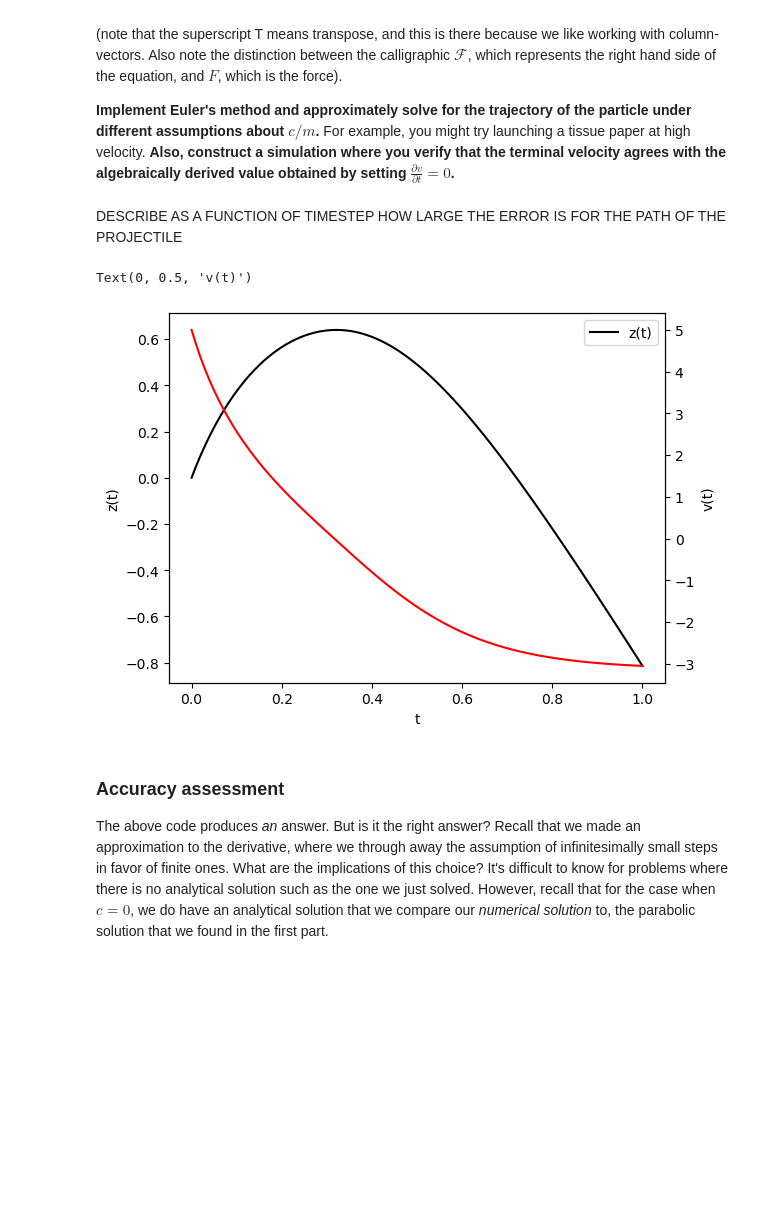
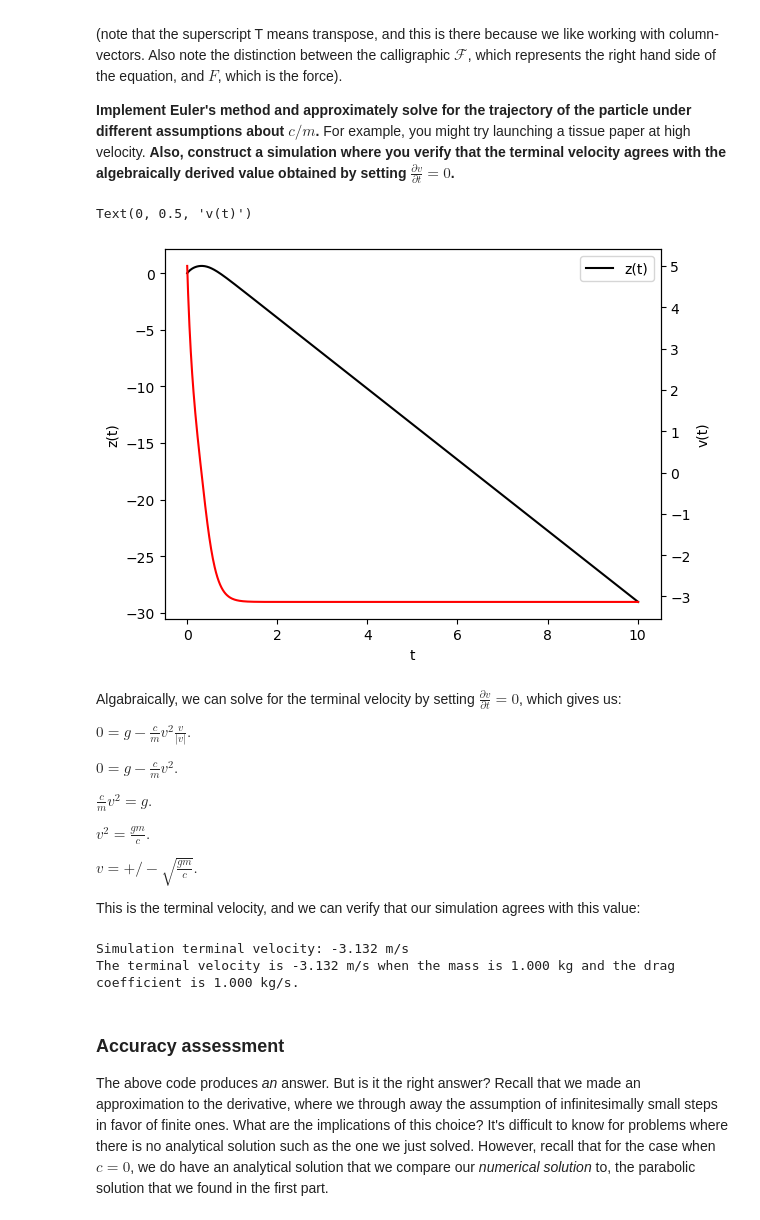
Before and after one commit to cake-dev/Simulation_class, a Jupyter notebook: Project2-Projectiles/projectiles/Project2a-Projectiles.ipynb, the cells around one changed output. Cells and saved outputs as stored; diff of their text form; code cells hidden in the pictures; blank space fills up the shorter version.

Commit message:
projectiles inclass work

```diff
--- a/Project2-Projectiles/projectiles/Project2a-Projectiles.ipynb
+++ b/Project2-Projectiles/projectiles/Project2a-Projectiles.ipynb
@@ -37,20 +35,20 @@ Let's code up some example trajectories.  The most interesting ones occur when $
 # %%
-import numpy as np
-import matplotlib.pyplot as plt
+# import numpy as np
+# import matplotlib.pyplot as plt
 
-z0 = 0.0    # Initial position of the particle
-v0 = 5.0    # Initial velocity of the particle (positive is up)
-g = -9.81   # Gravitational acceleration
+# z0 = 0.0    # Initial position of the particle
+# v0 = 5.0    # Initial velocity of the particle (positive is up)
+# g = -9.81   # Gravitational acceleration
 
-t = np.linspace(0,1,10001)       # times to evaluate at
-v = v0 + g*t
-z = z0 + v0*t + 0.5*g*t**2       # solution for position
+# t = np.linspace(0,1,10001)       # times to evaluate at
+# v = v0 + g*t
+# z = z0 + v0*t + 0.5*g*t**2       # solution for position
 
-fig,ax = plt.subplots()
-ax.plot(t,z,'k-',label='z(t)')
-ax.set_xlabel('t')
-ax.set_ylabel('z(t)')
-ax.legend()
-ax2 = ax.twinx()
-ax2.plot(t,v,'r--',label='v(t)')
-ax2.set_ylabel('v(t)')
+# fig,ax = plt.subplots()
+# ax.plot(t,z,'k-',label='z(t)')
+# ax.set_xlabel('t')
+# ax.set_ylabel('z(t)')
+# ax.legend()
+# ax2 = ax.twinx()
+# ax2.plot(t,v,'r--',label='v(t)')
+# ax2.set_ylabel('v(t)')
@@ -176,16 +135,13 @@ $$
 (note that the superscript T means transpose, and this is there because we like working with column-vectors.  Also note the distinction between the calligraphic $\mathcal{F}$, which represents the right hand side of the equation, and $F$, which is the force).
 
 **Implement Euler's method and approximately solve for the trajectory of the particle under different assumptions about $c/m$.**  For example, you might try launching a tissue paper at high velocity.  **Also, construct a simulation where you verify that the terminal velocity agrees with the algebraically derived value obtained by setting $\frac{\partial v}{\partial t} = 0$.**
-# %% [markdown]
-DESCRIBE AS A FUNCTION OF TIMESTEP HOW LARGE THE ERROR IS FOR THE PATH OF THE PROJECTILE
 # %%
 z0 = 0.0     # Initial position
 v0 = 5.0     # Initial velocity
 
 g = -9.81    # Gravitational acceleration
 m = 1.0      # Mass
-c = 1.0      # Drag coefficient
-
+c = 1.0    # Drag coefficient
 
 dt = 0.01     # Time step
 
@@ -199,42 +155,62 @@ def F(t,u_t):
 
 # Initial and final times
 t = 0
-t_end = 1.0
+t_end = 10.0
 
 # Record the solution through time
 u_t = np.copy(u_0)
 u_record = [u_0]
 t_record = [0.0]
 
 # Perform time-stepping
 while t<t_end:
     # Update solution
     u_next = u_t + dt*F(t,u_t)
     u_t = u_next
 
     # Update time
     t+=dt
 
     # Store solutions
     u_record.append(np.copy(u_next))
     t_record.append(t)
 
 # Convert lists to arrays
 u_record = np.array(u_record)
 t_record = np.array(t_record)
 
-
 fig,ax = plt.subplots()
 ax.plot(t_record,u_record[:,1],'k-',label='z(t)')
 ax.set_xlabel('t')
 ax.set_ylabel('z(t)')
 ax.legend()
 ax2 = ax.twinx()
 ax2.plot(t_record,u_record[:,0],'r-',label='v(t)')
 ax2.set_ylabel('v(t)')
 # %% [output]
 Text(0, 0.5, 'v(t)')
-[figure, old version]
+[figure, new version]
+# %% [markdown]
+Algabraically, we can solve for the terminal velocity by setting $\frac{\partial v}{\partial t} = 0$, which gives us:
+
+$0 = g - \frac{c}{m} v^2 \frac{v}{|v|} .$
+
+$0 = g - \frac{c}{m} v^2 .$
+
+$\frac{c}{m} v^2 = g .$
+
+$v^2 = \frac{g m}{c} .$
+
+$v = +/- \sqrt{\frac{g m}{c}} .$
+
+This is the terminal velocity, and we can verify that our simulation agrees with this value:
+# %%
+print('Simulation terminal velocity: {:.3f} m/s'.format(u_record[-1,0]))
+v_terminal = -np.sqrt(abs(g) * m / c)
+print('The terminal velocity is {:.3f} m/s when the mass is {:.3f} kg and the drag coefficient is {:.3f} kg/s.'.format(v_terminal,m,c))
+# %% [output]
+Simulation terminal velocity: -3.132 m/s
+The terminal velocity is -3.132 m/s when the mass is 1.000 kg and the drag coefficient is 1.000 kg/s.
 # %% [markdown]
 ### Accuracy assessment
 The above code produces *an* answer.  But is it the right answer?  Recall that we made an approximation to the derivative, where we through away the assumption of infinitesimally small steps in favor of finite ones.  What are the implications of this choice?  It's difficult to know for problems where there is no analytical solution such as the one we just solved.  However, recall that for the case when $c=0$, we do have an analytical solution that we compare our *numerical solution* to, the parabolic solution that we found in the first part.
```
Also changed, not shown: parts of 10 cells of this notebook.
